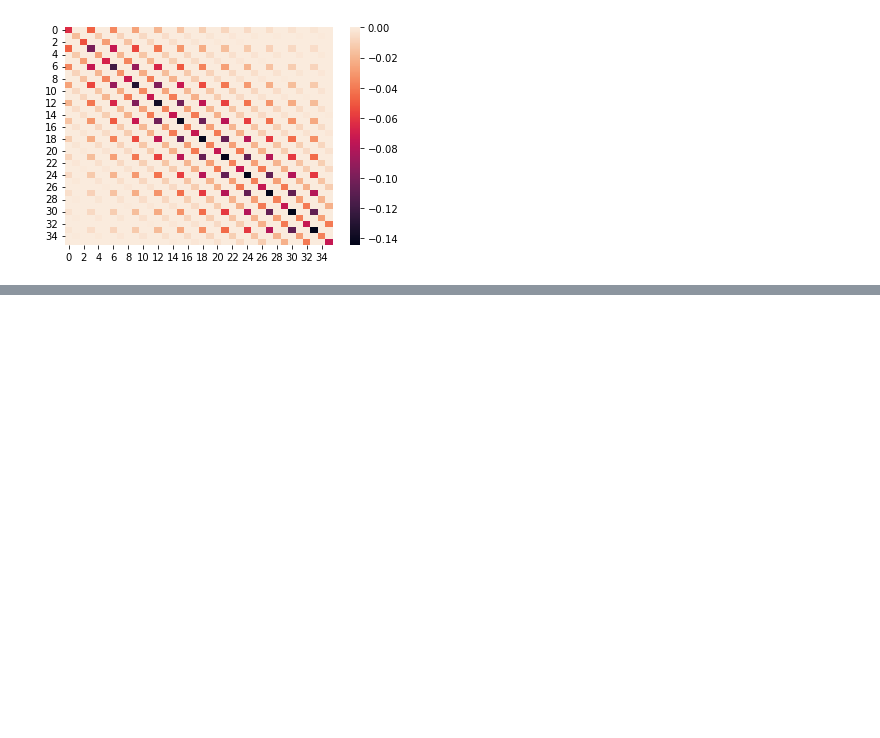
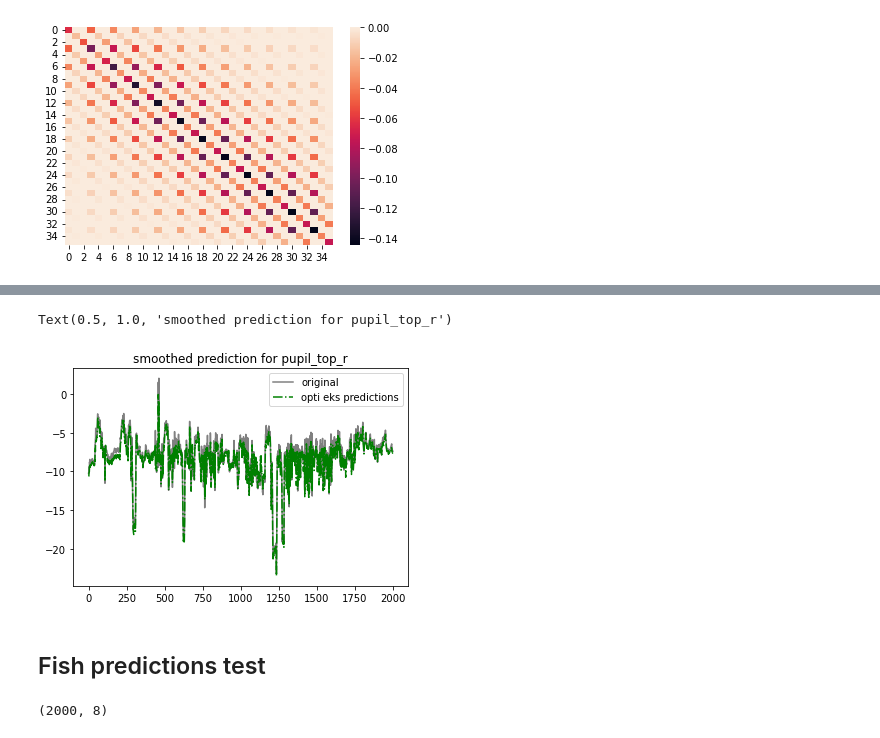
Before and after one commit to erialc-cal/eks, a Jupyter notebook: explore-mirror-fish.ipynb, the cells around one changed output, grey strips where cells are left out. Cells and saved outputs as stored; diff of their text form; code cells hidden in the pictures; blank space fills up the shorter version.

```diff
--- a/explore-mirror-fish.ipynb
+++ b/explore-mirror-fish.ipynb
@@ -497,0 +593,14 @@ def blocktridiag():
+# %%
+plt.plot(y[:,1], color='grey', label='original')
+plt.plot(y_preds[:,1],'-.', color='green', label = 'opti eks predictions')
+plt.legend()
+plt.title("smoothed prediction for pupil_top_r")
+# %% [output]
+Text(0.5, 1.0, 'smoothed prediction for pupil_top_r')
+[figure, added]
+# %% [markdown]
+## Fish predictions test
+# %%
+y.shape
+# %% [output]
+(2000, 8)
```
Also changed, not shown: parts of 15 cells of this notebook, 2 other files.
